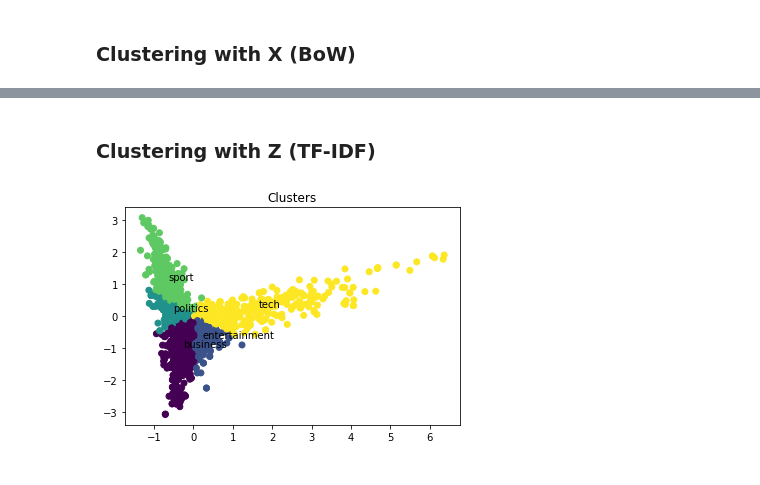
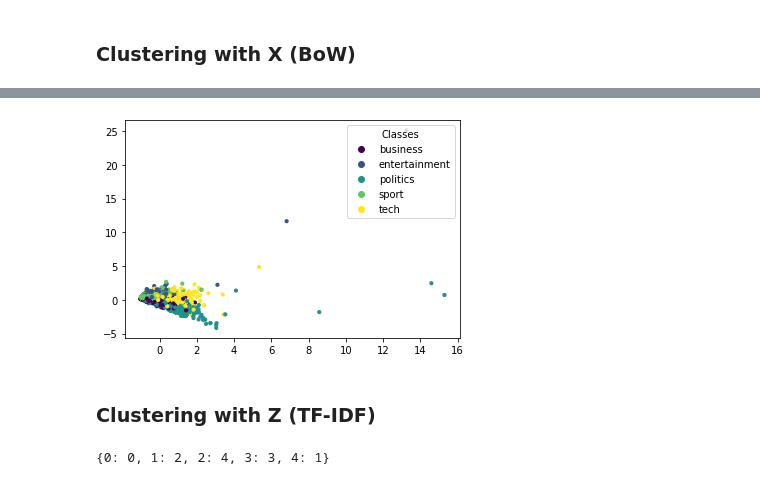
Before and after one commit to TazTornado/MiningTheNews, a Jupyter notebook: src/Categorization.ipynb, the cells around one changed output, grey strips where cells are left out. Saved outputs shown, nothing was run; the diff lists cells and outputs as text; code cells hidden in the pictures.

```diff
--- a/src/Categorization.ipynb
+++ b/src/Categorization.ipynb
@@ -966,3 +954,11 @@ for i, word in enumerate(labels):
+# %%
+classes = ('business', 'entertainment', 'politics', 'sport','tech')
+_, ax = plt.subplots()
+scat = ax.scatter(result_bow[:, 0], result_bow[:, 1], c = train_colors, s = 10)
+handles, labels = (scat.legend_elements()[0], classes)
+legend = ax.legend(handles, labels,loc="upper right", title="Classes")
+# %% [output]
+[figure, added]
 # %% [markdown]
 ### Clustering with Z (TF-IDF)
 # %%
@@ -988,11 +984,7 @@ for i in range(0,5):
     final.append(max(groups, key = lambda x: x[1]))
 final = [x[0] for x in final]
 final = dict(final)
+final[4] = 1
+final
+# %% [output]
+{0: 0, 1: 2, 2: 4, 3: 3, 4: 1}
-# %%
-pyplot.scatter(result_tf_idf[:, 0], result_tf_idf[:, 1], c = assigned_clusters_tf_idf[:])
-pyplot.title('Clusters')
-
-for i, word in enumerate(labels):
-    pyplot.annotate(word, xy=(means_tf_idf[i, 0], means_tf_idf[i, 1]))
-# %% [output]
-[figure, removed]
```
Also changed, not shown: parts of 15 cells of this notebook.
